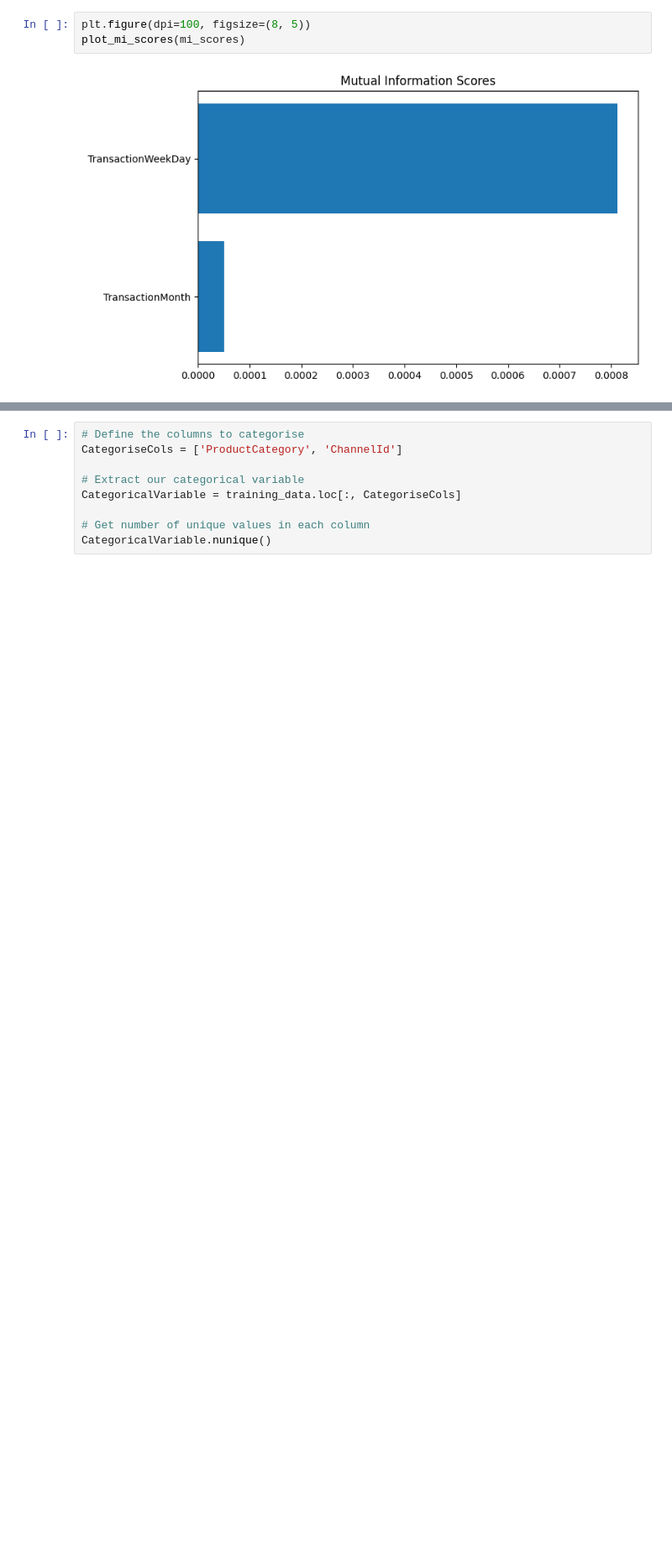
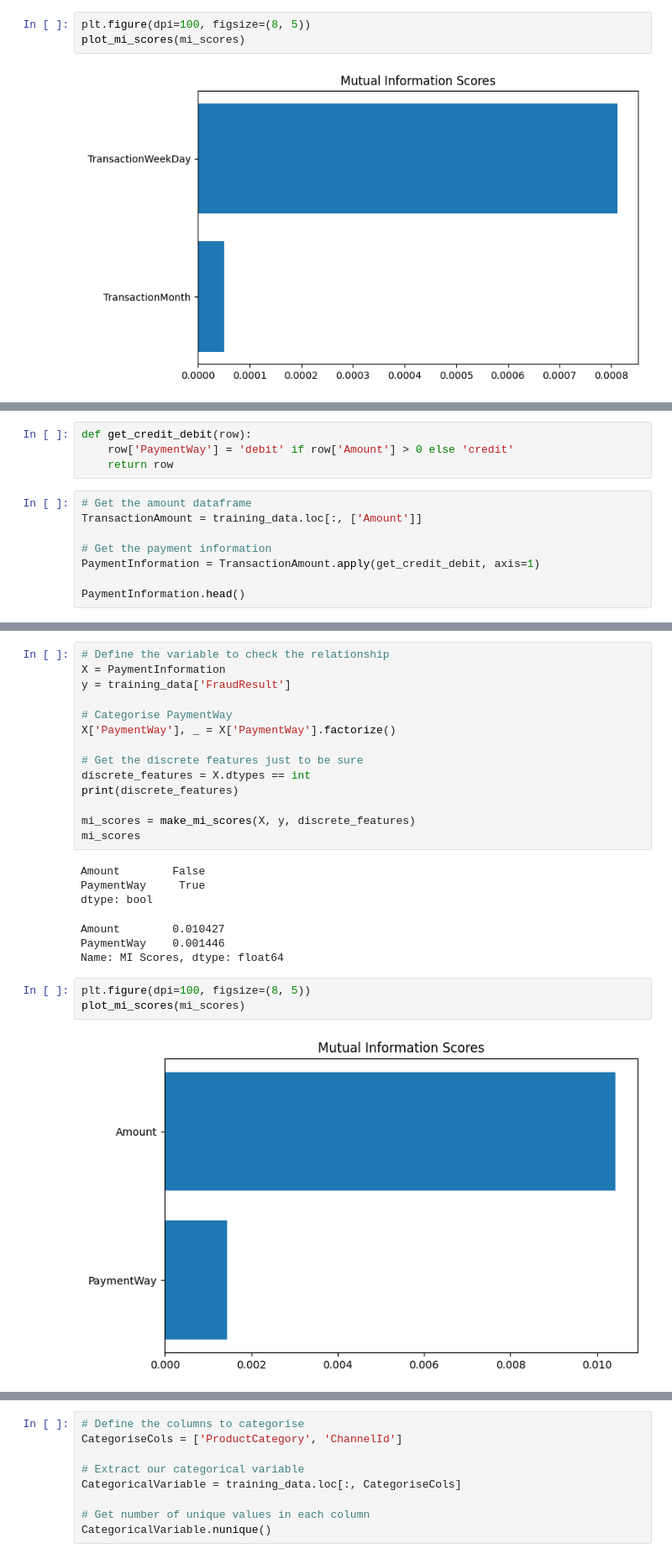
Before and after one commit to alex210501/AI5L-L1-FraudDetection, a Jupyter notebook: ml_project.ipynb, the cells around one changed output, grey strips where cells are left out. Shown at 84% size. Saved outputs shown, nothing was run; the diff lists cells and outputs as text; blank space fills up the shorter version.

Commit message:
Extract debit and credit payment

```diff
--- a/ml_project.ipynb
+++ b/ml_project.ipynb
@@ -252,0 +269,12 @@ plot_mi_scores(mi_scores)
+# %%
+def get_credit_debit(row):
+    row['PaymentWay'] = 'debit' if row['Amount'] > 0 else 'credit'
+    return row
+# %%
+# Get the amount dataframe
+TransactionAmount = training_data.loc[:, ['Amount']]
+
+# Get the payment information
+PaymentInformation = TransactionAmount.apply(get_credit_debit, axis=1)
+
+PaymentInformation.head()
@@ -252,0 +293,26 @@ plot_mi_scores(mi_scores)
+# %%
+# Define the variable to check the relationship
+X = PaymentInformation
+y = training_data['FraudResult']
+
+# Categorise PaymentWay
+X['PaymentWay'], _ = X['PaymentWay'].factorize()
+
+# Get the discrete features just to be sure
+discrete_features = X.dtypes == int
+print(discrete_features)
+
+mi_scores = make_mi_scores(X, y, discrete_features)
+mi_scores
+# %% [output]
+Amount        False
+PaymentWay     True
+dtype: bool
+Amount        0.010427
+PaymentWay    0.001446
+Name: MI Scores, dtype: float64
+# %%
+plt.figure(dpi=100, figsize=(8, 5))
+plot_mi_scores(mi_scores)
+# %% [output]
+[figure, added]
```
Also changed, not shown: parts of 6 cells of this notebook.
